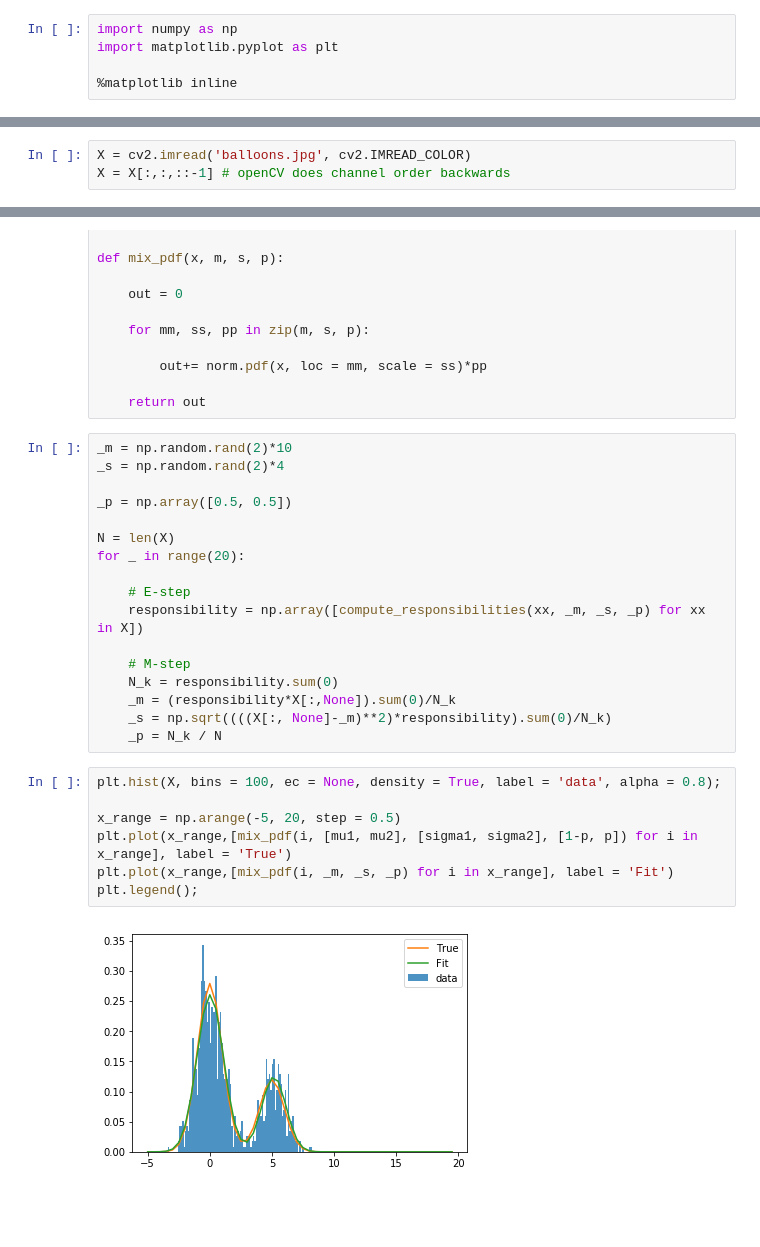
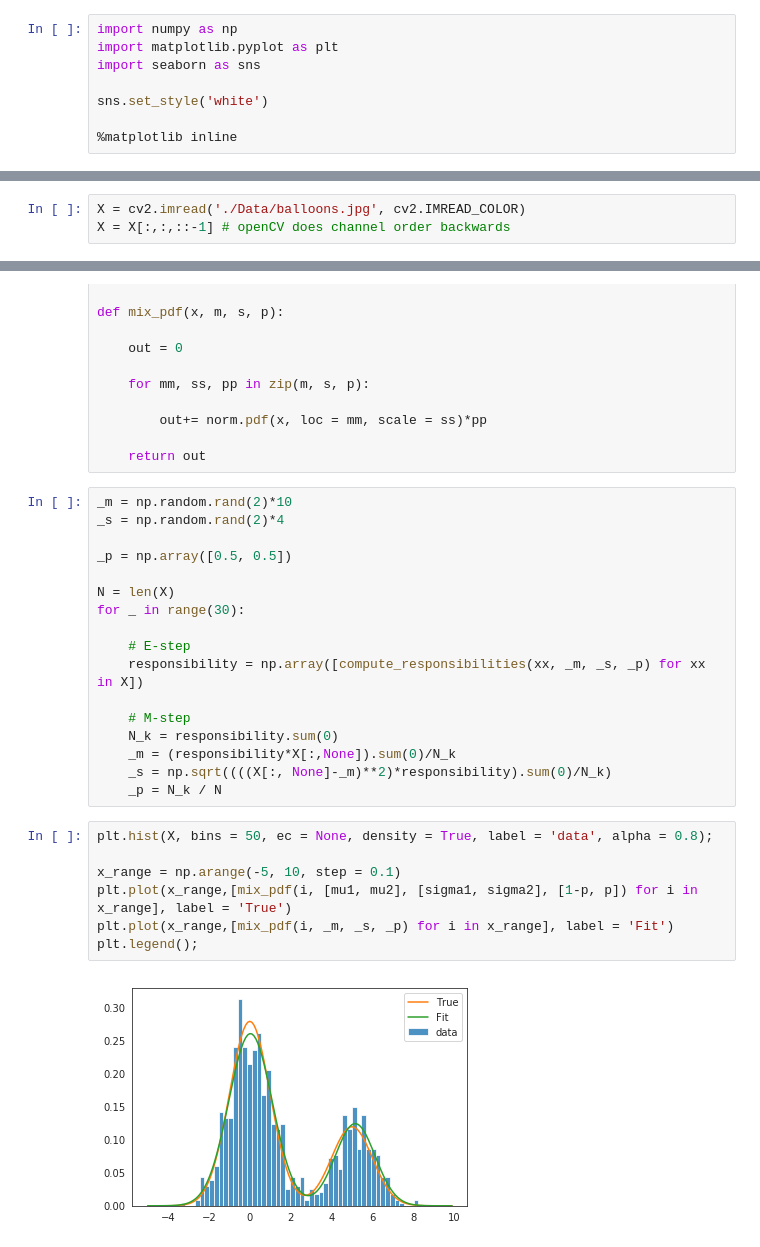
Before and after one commit to pli1988/MLSnippets, a Jupyter notebook: K-Means and Gaussian Mixture Models.ipynb, the cells around one changed output, grey strips where cells are left out. Saved outputs shown, nothing was run; the diff lists cells and outputs as text; blank space fills up the shorter version.

```diff
--- a/K-Means and Gaussian Mixture Models.ipynb
+++ b/K-Means and Gaussian Mixture Models.ipynb
@@ -1,6 +1,9 @@
 # %%
 import numpy as np
 import matplotlib.pyplot as plt
+import seaborn as sns
+
+sns.set_style('white')
 
 %matplotlib inline
 # %% [markdown]
@@ -83,7 +86,7 @@ plt.scatter(data[:,0], data[:,1], c = cluster_assignments);
 import cv2
 from sklearn.cluster import KMeans
 # %%
-X = cv2.imread('balloons.jpg', cv2.IMREAD_COLOR)
+X = cv2.imread('./Data/balloons.jpg', cv2.IMREAD_COLOR)
 X = X[:,:,::-1] # openCV does channel order backwards
 # %%
 X_data = X.reshape([-1,3])
@@ -157,7 +160,7 @@ _s = np.random.rand(2)*4
 _p = np.array([0.5, 0.5])
 
 N = len(X)
-for _ in range(20):
+for _ in range(30):
 
     # E-step
     responsibility = np.array([compute_responsibilities(xx, _m, _s, _p) for xx in X])
@@ -168,11 +171,11 @@ for _ in range(20):
     _s = np.sqrt((((X[:, None]-_m)**2)*responsibility).sum(0)/N_k)
     _p = N_k / N
 # %%
-plt.hist(X, bins = 100, ec = None, density = True, label = 'data', alpha = 0.8);
+plt.hist(X, bins = 50, ec = None, density = True, label = 'data', alpha = 0.8);
 
-x_range = np.arange(-5, 20, step = 0.5)
+x_range = np.arange(-5, 10, step = 0.1)
 plt.plot(x_range,[mix_pdf(i, [mu1, mu2], [sigma1, sigma2], [1-p, p]) for i in x_range], label = 'True')
 plt.plot(x_range,[mix_pdf(i, _m, _s, _p) for i in x_range], label = 'Fit')
 plt.legend();
 # %% [output]
-[figure, old version]
+[figure, new version]
```
Also changed, not shown: parts of 3 cells of this notebook, 1 other file.
